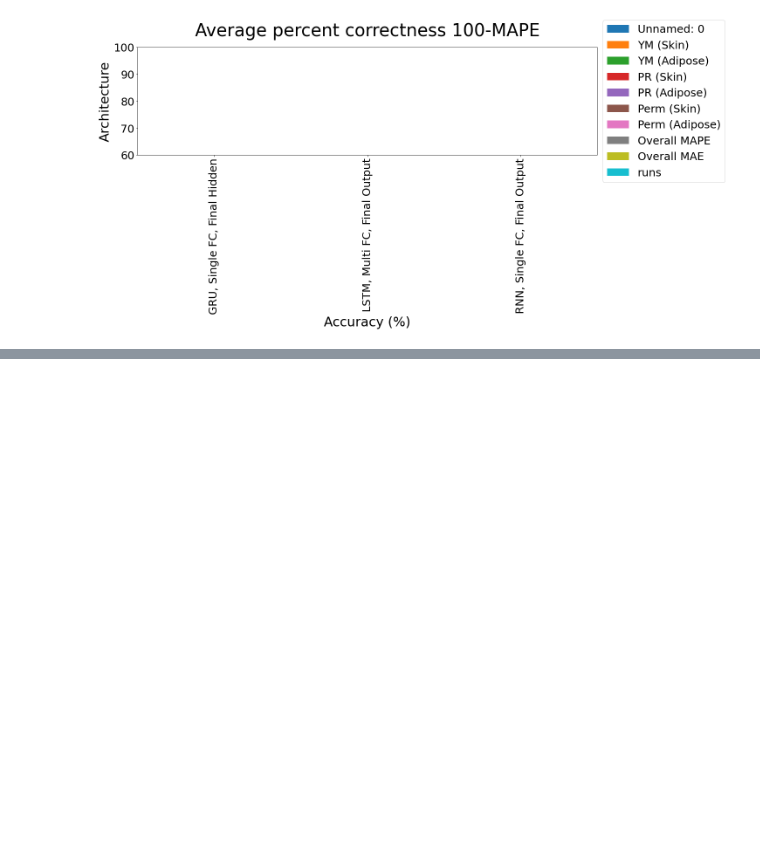
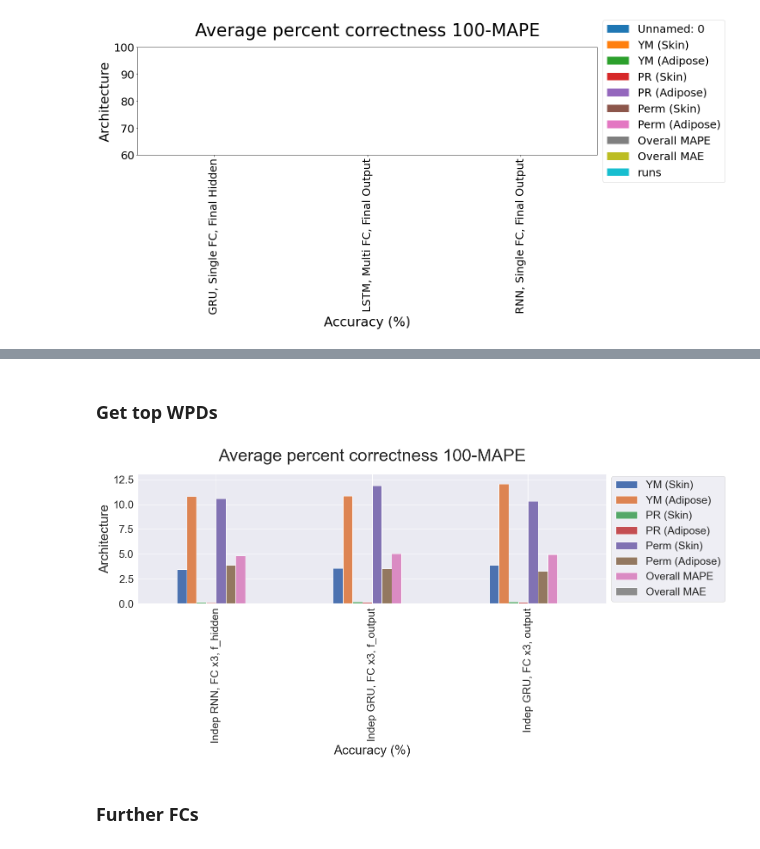
Before and after one commit to RobbieSoutham/SkinLearning, a Jupyter notebook: Notebooks/KFCV Results.ipynb, the cells around one changed output, grey strips where cells are left out. Drawn from its saved outputs; the diff is of its cells as text; code cells hidden in the pictures; blank space fills up the shorter version.

```diff
--- a/Notebooks/KFCV Results.ipynb
+++ b/Notebooks/KFCV Results.ipynb
@@ -60,0 +151,4 @@ plot_parameter_bars(means)
+# %%
+wpds = wpds.rename(columns={'Unnamed: 0': 'Architecture'})
+# %%
+wpds['Architecture'] =  wpds['Architecture'].apply(lambda x: get_architecture_name(x, wpd=True))
@@ -60,0 +165,6 @@ plot_parameter_bars(means)
+# %%
+wpds = wpds.set_index(['Architecture'])
+# %% [markdown]
+### Get top WPDs
+# %%
+wpds = wpds.nsmallest(3, 'Overall MAE')
@@ -60,0 +173,4 @@ plot_parameter_bars(means)
+# %%
+plot_parameter_bars(wpds, max_y=max(wpds.max())+1)
+# %% [output]
+[figure, added]
@@ -60,0 +179,2 @@ plot_parameter_bars(means)
+# %% [markdown]
+### Further FCs
```
Also changed, not shown: parts of 32 cells of this notebook, 16 other files.
